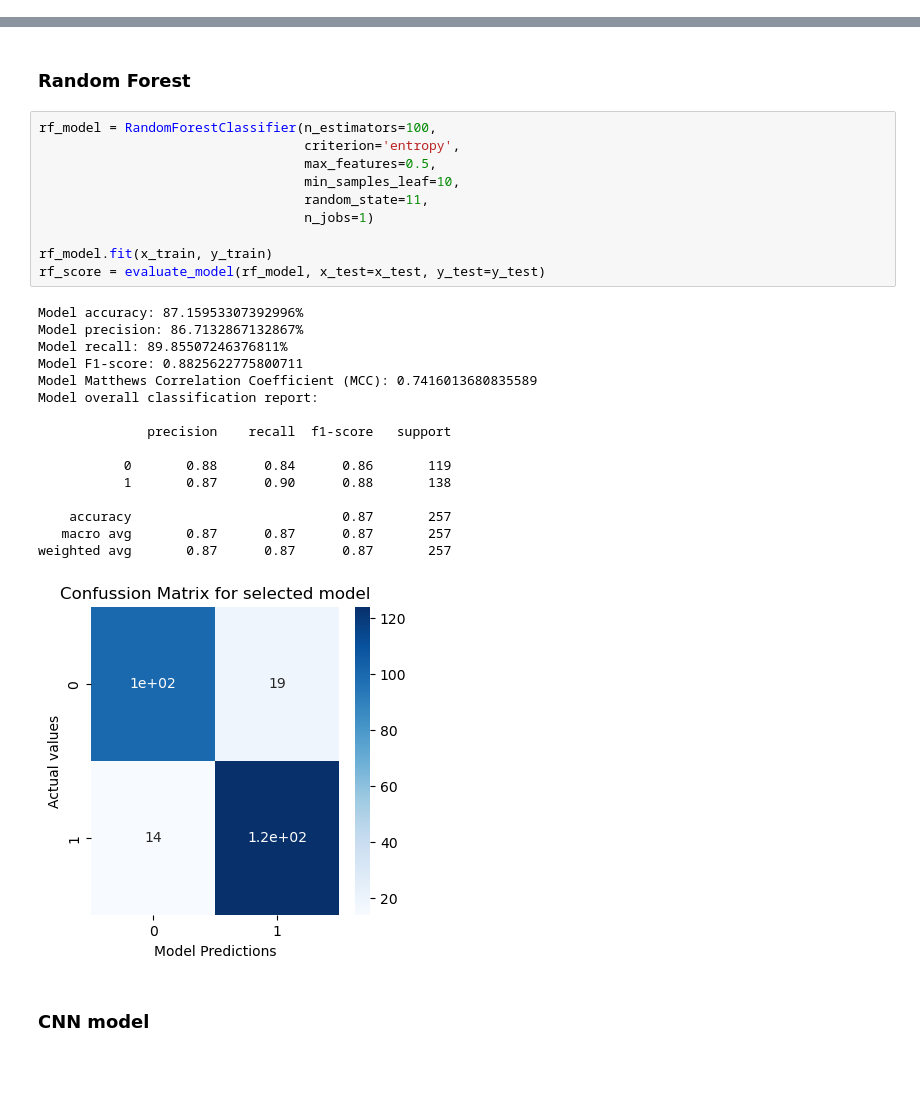
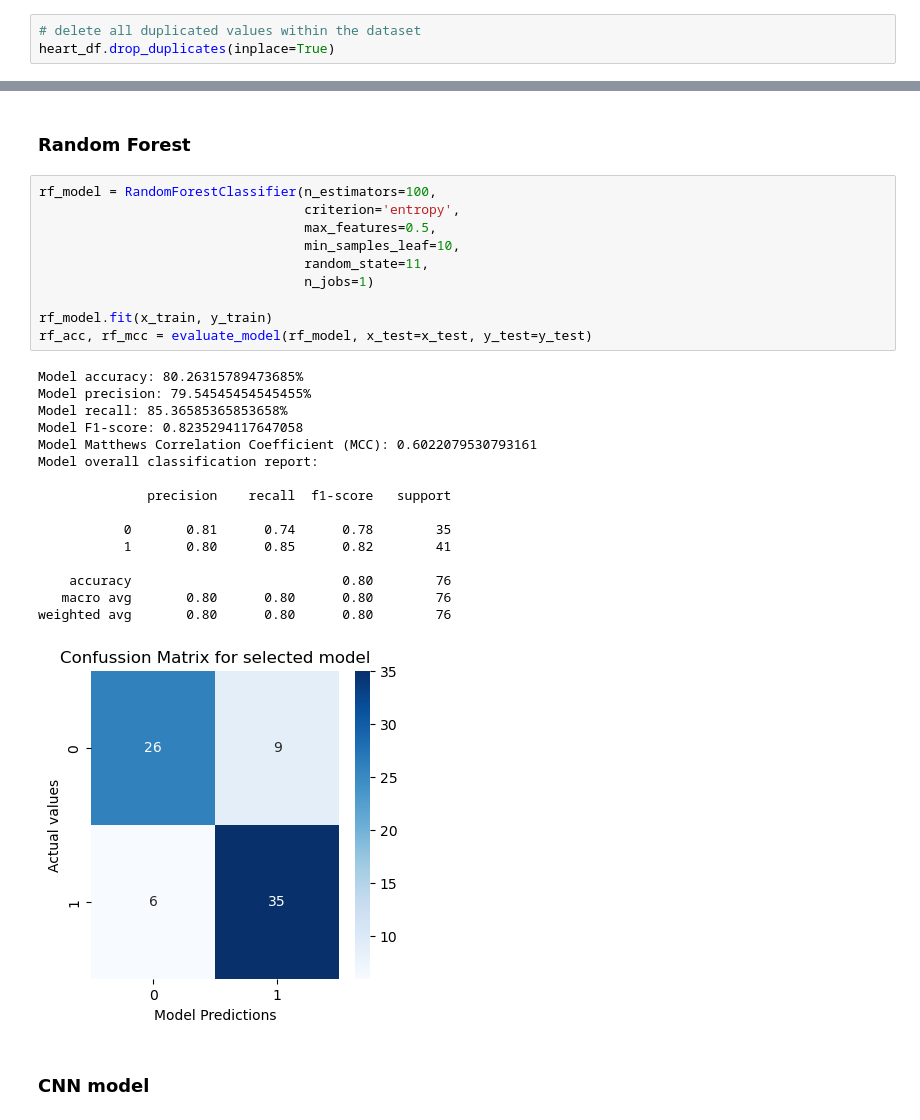
Before and after one commit to paulkli355/HeartFailure_Classification, a Jupyter notebook: classifier.ipynb, the cells around one changed output, grey strips where cells are left out. Cells and saved outputs as stored; diff of their text form; blank space fills up the shorter version.

```diff
--- a/classifier.ipynb
+++ b/classifier.ipynb
@@ -44,6 +44,9 @@ Input dataset has 1025 rows and 14 colums
 Input dataset consists of 13 features and 1 target column
 Target values are: [0 1]
 Input dataset contains 723 duplicated rows and 302 unique rows
+# %%
+# delete all duplicated values within the dataset
+heart_df.drop_duplicates(inplace=True)
 # %%
 # divide a heart failure dataset into features and target value sets
 x = heart_df.drop(columns=['target'])
@@ -198,30 +201,30 @@ tree.plot_tree(pdt_model, filled=True)
 # %%
 rf_model = RandomForestClassifier(n_estimators=100,
                                   criterion='entropy',
                                   max_features=0.5,
                                   min_samples_leaf=10,
                                   random_state=11,
                                   n_jobs=1)
 
 rf_model.fit(x_train, y_train)
-rf_score = evaluate_model(rf_model, x_test=x_test, y_test=y_test)
+rf_acc, rf_mcc = evaluate_model(rf_model, x_test=x_test, y_test=y_test)
 # %% [output]
-Model accuracy: 87.15953307392996%
-Model precision: 86.7132867132867%
-Model recall: 89.85507246376811%
-Model F1-score: 0.8825622775800711
-Model Matthews Correlation Coefficient (MCC): 0.7416013680835589
+Model accuracy: 80.26315789473685%
+Model precision: 79.54545454545455%
+Model recall: 85.36585365853658%
+Model F1-score: 0.8235294117647058
+Model Matthews Correlation Coefficient (MCC): 0.6022079530793161
 Model overall classification report:
 
               precision    recall  f1-score   support
 
-           0       0.88      0.84      0.86       119
-           1       0.87      0.90      0.88       138
+           0       0.81      0.74      0.78        35
+           1       0.80      0.85      0.82        41
 
-    accuracy                           0.87       257
-   macro avg       0.87      0.87      0.87       257
-weighted avg       0.87      0.87      0.87       257
+    accuracy                           0.80        76
+   macro avg       0.80      0.80      0.80        76
+weighted avg       0.80      0.80      0.80        76
-[figure, old version]
+[figure, new version]
 # %% [markdown]
 ### CNN model
 # %%
```
Also changed, not shown: parts of 18 cells of this notebook, 1 other file.
